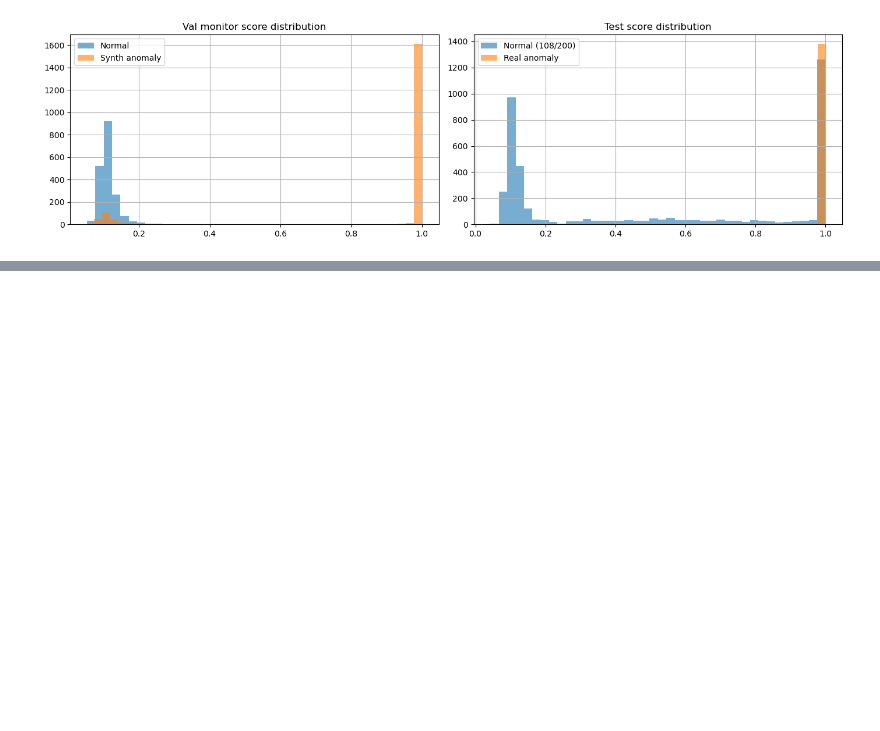
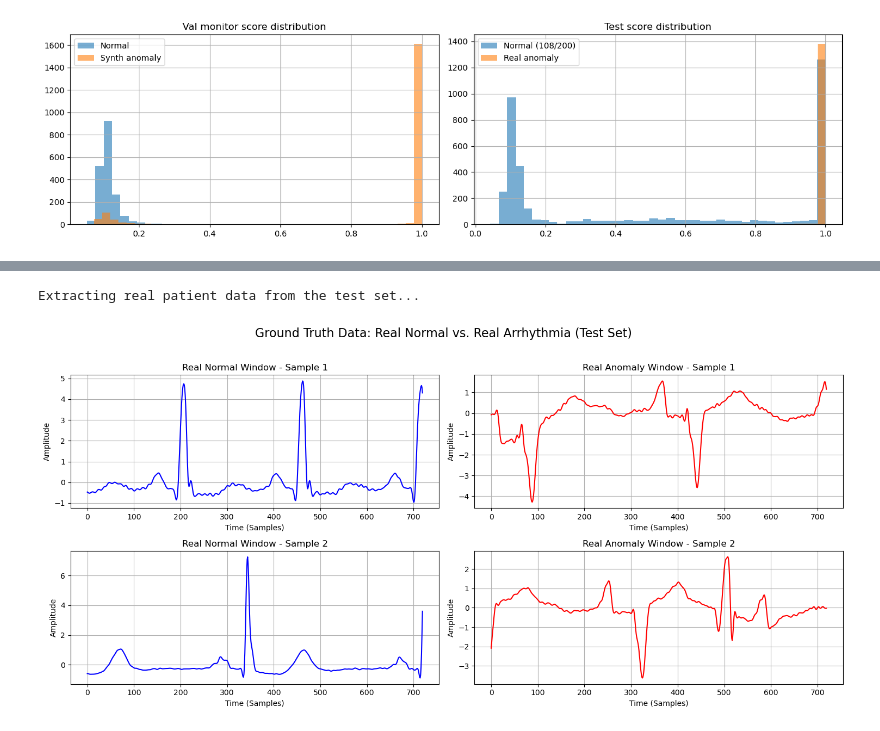
Before and after one commit to NietzscheDostoevsky/MastersDS, a Jupyter notebook: AM620-Lab/FinalProject/LRE_Anomaly_Detection_Final.ipynb, the cells around one changed output, grey strips where cells are left out. Drawn from its saved outputs; the diff is of its cells as text; code cells hidden in the pictures; blank space fills up the shorter version.

```diff
--- a/AM620-Lab/FinalProject/LRE_Anomaly_Detection_Final.ipynb
+++ b/AM620-Lab/FinalProject/LRE_Anomaly_Detection_Final.ipynb
@@ -943,0 +1012,61 @@ score_diagnostic(model, test_loader, val_monitor_loader, device)
+# %%
+import matplotlib.pyplot as plt
+import numpy as np
+
+def plot_real_samples_for_slides(dataset, num_samples_per_class=2):
+    normals = []
+    anomalies = []
+
+    print("Extracting real patient data from the test set...")
+
+    # Hunt through the dataset for ground truth labels
+    for i in range(len(dataset)):
+        signal, label = dataset[i]
+
+        # Extract actual integer label (0 = Normal, 1 = Anomaly)
+        true_label = int(label.item() if hasattr(label, 'item') else label)
+
+        # Format the signal for plotting
+        sig_np = signal.squeeze().numpy() if hasattr(signal, 'numpy') else np.array(signal).squeeze()
+
+        # Collect normals
+        if true_label == 0 and len(normals) < num_samples_per_class:
+            normals.append(sig_np)
+        # Collect anomalies
+        elif true_label == 1 and len(anomalies) < num_samples_per_class:
+            anomalies.append(sig_np)
+
+        # Stop if we have enough of both
+        if len(normals) == num_samples_per_class and len(anomalies) == num_samples_per_class:
+            break
+
+    # --- Plotting the Grid for Slides ---
+    fig, axes = plt.subplots(num_samples_per_class, 2, figsize=(15, 3.5 * num_samples_per_class))
+    fig.suptitle("Ground Truth Data: Real Normal vs. Real Arrhythmia (Test Set)", fontsize=16, y=1.02)
+
+    for i in range(num_samples_per_class):
+        # Plot Normal (Left Column)
+        if i < len(normals):
+            axes[i, 0].plot(normals[i], color='blue', linewidth=1.5)
+            axes[i, 0].set_title(f"Real Normal Window - Sample {i+1}", fontsize=12)
+            axes[i, 0].set_xlabel("Time (Samples)")
+            axes[i, 0].set_ylabel("Amplitude")
+            axes[i, 0].grid(True)
+
+        # Plot Anomaly (Right Column)
+        if i < len(anomalies):
+            axes[i, 1].plot(anomalies[i], color='red', linewidth=1.5)
+            axes[i, 1].set_title(f"Real Anomaly Window - Sample {i+1}", fontsize=12)
+            axes[i, 1].set_xlabel("Time (Samples)")
+            axes[i, 1].set_ylabel("Amplitude")
+            axes[i, 1].grid(True)
+
+    plt.tight_layout()
+    plt.show()
+
+# --- RUN THE FUNCTION ---
+# This uses the test_dataset which contains the real annotated patient data
+plot_real_samples_for_slides(test_dataset, num_samples_per_class=2)
+# %% [output]
+Extracting real patient data from the test set...
+[figure, added]
```
Also changed, not shown: parts of 6 cells of this notebook, 28 other files.
